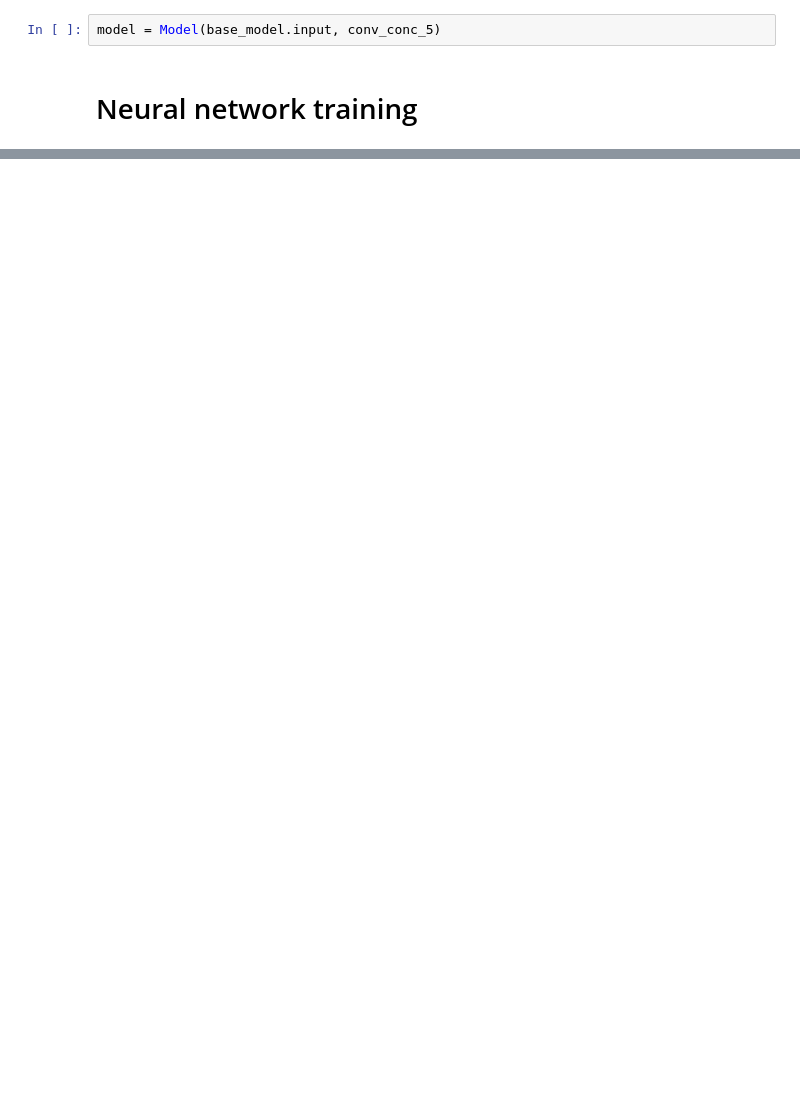
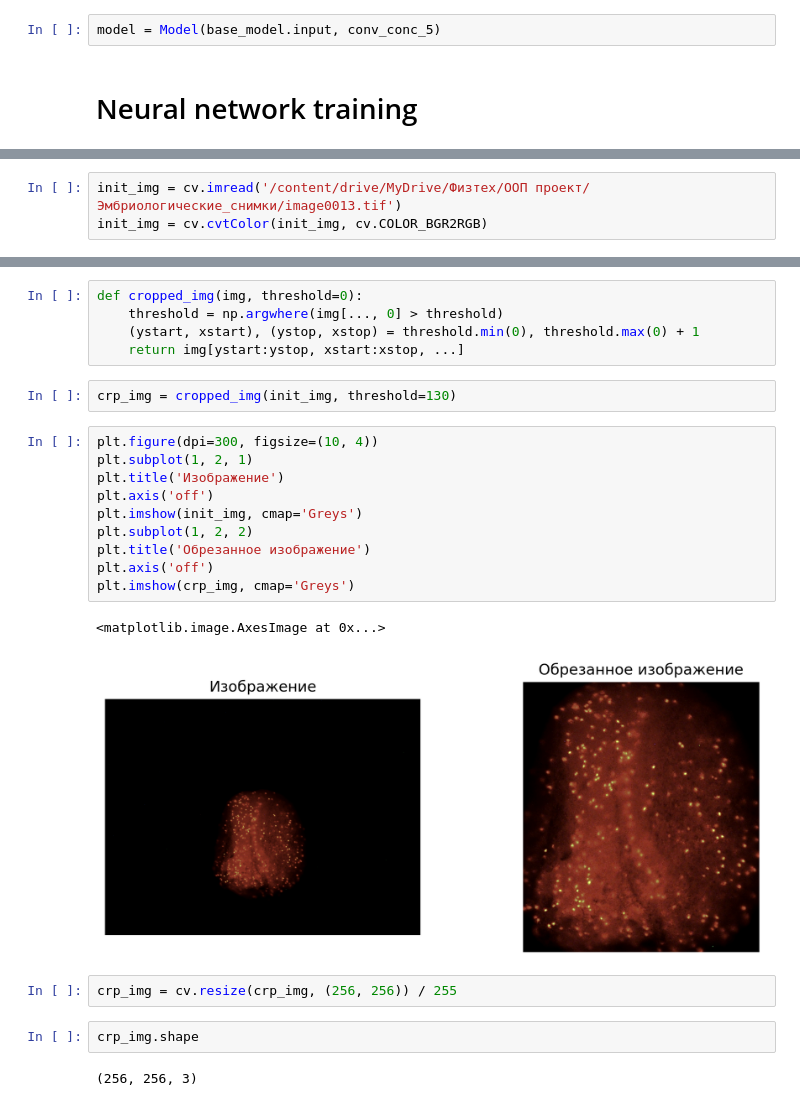
Before and after one commit to Sergei-Volkov/CellsCounter, a Jupyter notebook: NeuralNetworkTry.ipynb, the cells around one changed output, grey strips where cells are left out. Drawn from its saved outputs; the diff is of its cells as text; blank space fills up the shorter version.

```diff
--- a/NeuralNetworkTry.ipynb
+++ b/NeuralNetworkTry.ipynb
@@ -301,0 +337,3 @@ array([0, 1], dtype=uint8)
+# %%
+init_img = cv.imread('/content/drive/MyDrive/Физтех/ООП проект/Эмбриологические_снимки/image0013.tif')
+init_img = cv.cvtColor(init_img, cv.COLOR_BGR2RGB)
@@ -301,0 +344,26 @@ array([0, 1], dtype=uint8)
+# %%
+def cropped_img(img, threshold=0):
+    threshold = np.argwhere(img[..., 0] > threshold)
+    (ystart, xstart), (ystop, xstop) = threshold.min(0), threshold.max(0) + 1
+    return img[ystart:ystop, xstart:xstop, ...]
+# %%
+crp_img = cropped_img(init_img, threshold=130)
+# %%
+plt.figure(dpi=300, figsize=(10, 4))
+plt.subplot(1, 2, 1)
+plt.title('Изображение')
+plt.axis('off')
+plt.imshow(init_img, cmap='Greys')
+plt.subplot(1, 2, 2)
+plt.title('Обрезанное изображение')
+plt.axis('off')
+plt.imshow(crp_img, cmap='Greys')
+# %% [output]
+<matplotlib.image.AxesImage at 0x...>
+[figure, added]
+# %%
+crp_img = cv.resize(crp_img, (256, 256)) / 255
+# %%
+crp_img.shape
+# %% [output]
+(256, 256, 3)
```
Also changed, not shown: parts of 19 cells of this notebook.
